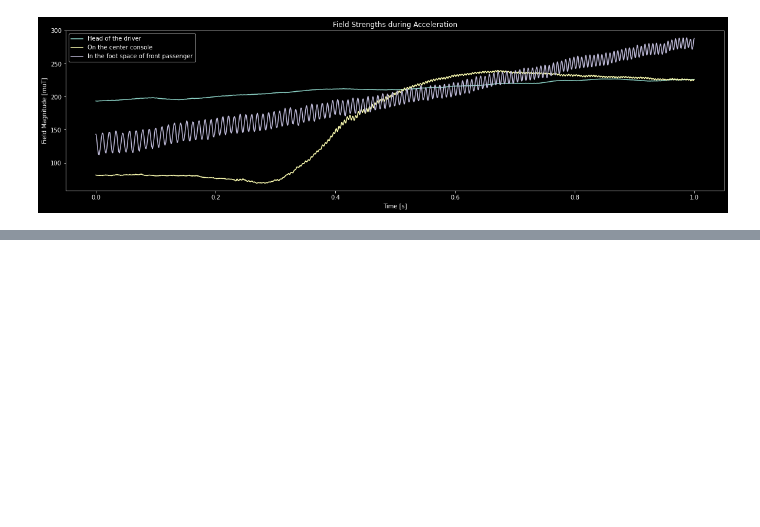
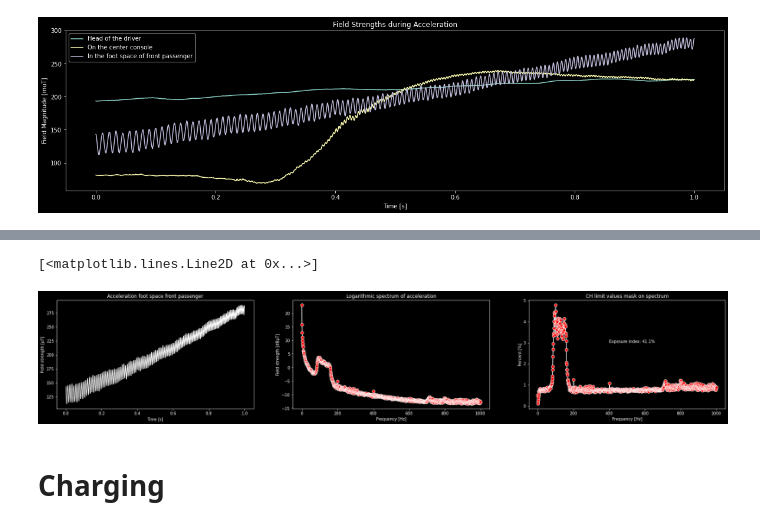
Before and after one commit to liopeer/EMFields, a Jupyter notebook: Body_interaction.ipynb, the cells around one changed output, grey strips where cells are left out. Cells and saved outputs as stored; diff of their text form; code cells hidden in the pictures; blank space fills up the shorter version.

```diff
--- a/Body_interaction.ipynb
+++ b/Body_interaction.ipynb
@@ -37,0 +58,25 @@ ax.legend()
+# %%
+base = "/Users/lionelpeer/polybox/ETH/HS21/EMFelderimAlltag/Messungen/Messungen1/Beschleunigung/"
+
+measurement = base + "2021-11-05_19-21-33_Beschl_Fussraum_limitvalues"
+limit_time, limit_freq = data_import(measurement)
+# %%
+fig, (ax1, ax2, ax3) = plt.subplots(ncols=3, figsize=(30,5))
+ax1.set_title("Acceleration foot space front passenger")
+ax2.set_title("Logarithmic spectrum of acceleration")
+ax3.set_title("CH limit values mask on spectrum")
+ax1.set_xlabel("Time [s]")
+ax2.set_xlabel("Frequency [Hz]")
+ax3.set_xlabel("Frequency [Hz]")
+ax1.set_ylabel("Field strength [μT]")
+ax2.set_ylabel("Field strength [dBμT]")
+ax3.set_ylabel("Percent [%]")
+ax3.annotate("Exposure index: 41.1%", (400,3))
+ax1.plot(limit_time[:,0], limit_time[:,4], color='white')
+ax2.plot(foot_freq[:,0], 10*np.log10(foot_freq[:,4]), color='white', marker='.', markerfacecolor='red', markersize=15)
+ax3.plot(limit_freq[:,0], limit_freq[:,4], color='white', marker='.', markerfacecolor='red', markersize=15)
+# %% [output]
+[<matplotlib.lines.Line2D at 0x...>]
+[figure, added]
+# %% [markdown]
+# Charging
```
Also changed, not shown: parts of 6 cells of this notebook, 8 other files.
